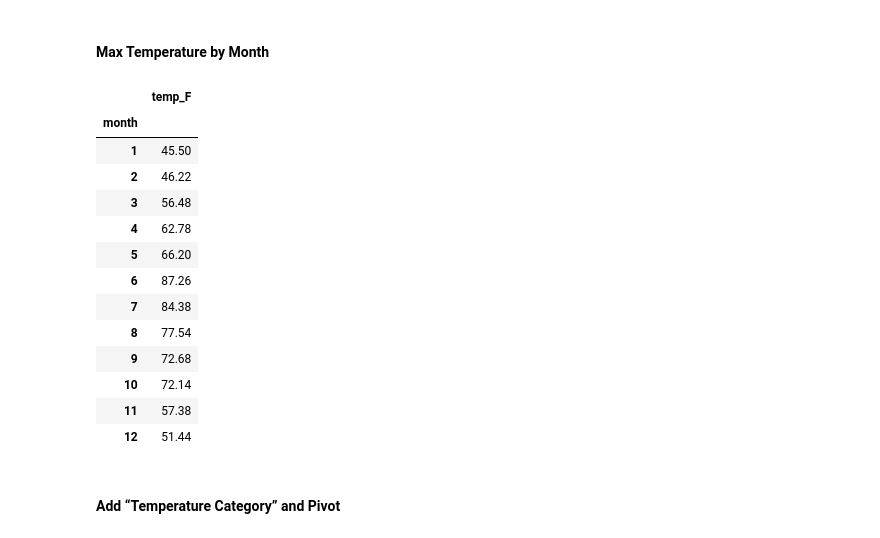
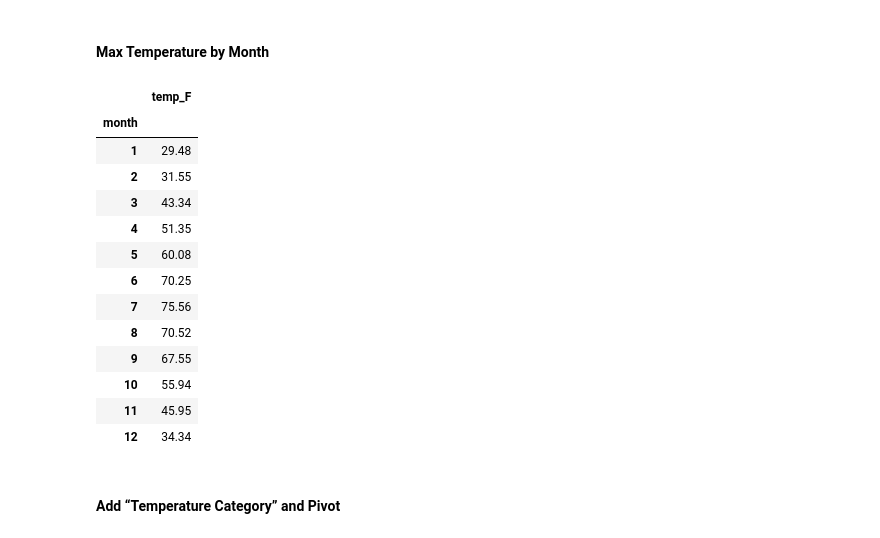
Before and after one commit to jieshu-wang-SBU/EST389_371_2026_spring, a Jupyter notebook: lectures/09-advanced_data_operations/09-01_Pivot_dataframes.ipynb, the cells around one changed output. Drawn from its saved outputs; the diff is of its cells as text; code cells hidden in the pictures.

```diff
--- a/lectures/09-advanced_data_operations/09-01_Pivot_dataframes.ipynb
+++ b/lectures/09-advanced_data_operations/09-01_Pivot_dataframes.ipynb
@@ -374,27 +290,27 @@ ax.set_facecolor('grey')
 # %%
 pivot_3 = pd.pivot_table(
     df,
     values="temp_F",
     index="month",
-    aggfunc="max"
+    aggfunc="median"
 )
 
 pivot_3
 # %% [output]
 |  | temp_F |
 | month |  |
-| 1 | 45.50 |
-| 2 | 46.22 |
-| 3 | 56.48 |
-| 4 | 62.78 |
-| 5 | 66.20 |
-| 6 | 87.26 |
-| 7 | 84.38 |
-| 8 | 77.54 |
-| 9 | 72.68 |
-| 10 | 72.14 |
-| 11 | 57.38 |
-| 12 | 51.44 |
+| 1 | 29.48 |
+| 2 | 31.55 |
+| 3 | 43.34 |
+| 4 | 51.35 |
+| 5 | 60.08 |
+| 6 | 70.25 |
+| 7 | 75.56 |
+| 8 | 70.52 |
+| 9 | 67.55 |
+| 10 | 55.94 |
+| 11 | 45.95 |
+| 12 | 34.34 |
 # %% [markdown]
 #### Add “Temperature Category” and Pivot
 # %%
```
Also changed, not shown: parts of 12 cells of this notebook, 4 other files.
